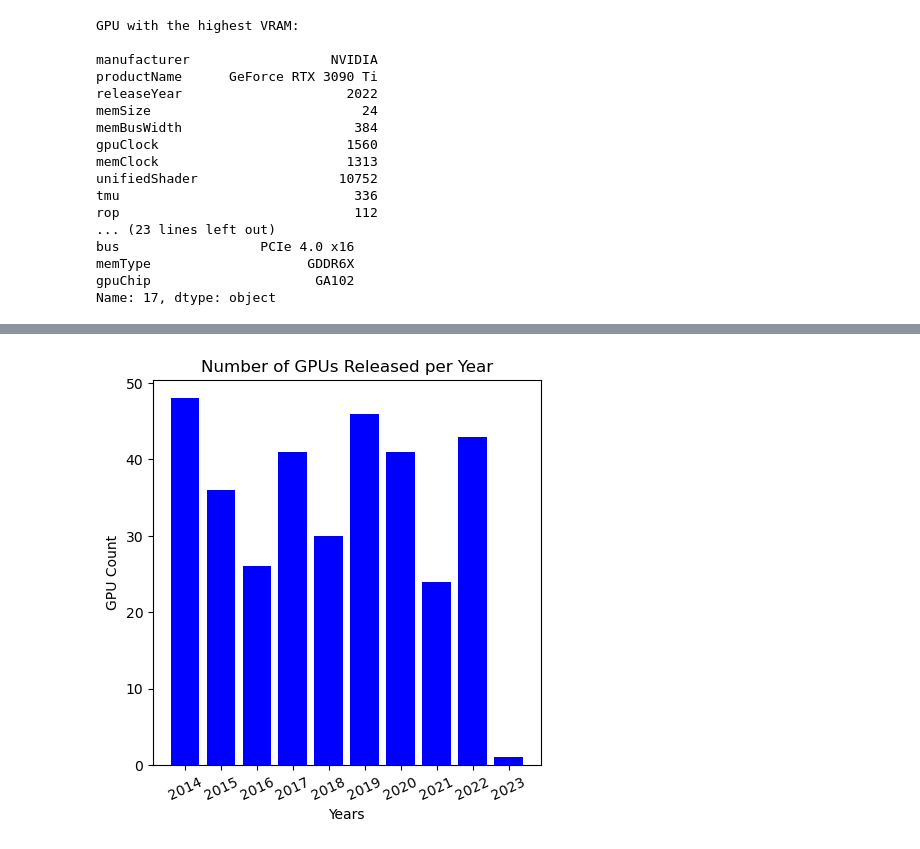
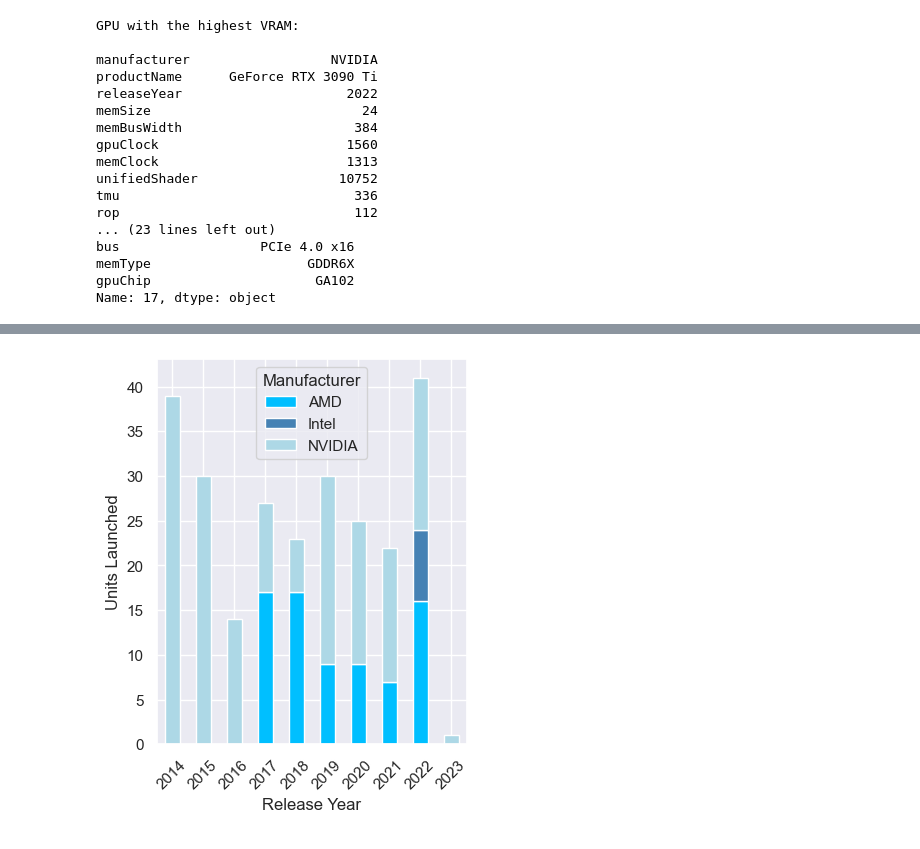
Before and after one commit to gustavopin/GPUInformation, a Jupyter notebook: analysis.ipynb, the cells around one changed output, grey strips where cells are left out. Drawn from its saved outputs; the diff is of its cells as text; code cells hidden in the pictures.

Commit message:
Added boxplots and a faceted bar graph. Update the readme with the discussion aabout the work and added a folder for the graphs images.

```diff
--- a/analysis.ipynb
+++ b/analysis.ipynb
@@ -83,21 +144,18 @@ Name: 191, dtype: object
-# %%
-# graphing the number of gpu's released per year
-
-# storing and counting the years from the database
-year_counts = df1.value_counts('Release Year')
-
-# separating the values
-years = year_counts.index
-counts = year_counts.values
-
-# graph
-plt.figure(figsize = (5,5))
-plt.bar(years, counts, color = 'blue', data = year_counts)
-plt.xlabel('Years')
-plt.xticks(years, years, rotation = 25)
-plt.ylabel('GPU Count')
-plt.title('Number of GPU''s Released per Year')
-plt.show()
-# %% [output]
-[figure, removed]
+# %%
+# Number of GPUs released per year
+facet = (pd.crosstab(df1['Release Year'],
+                    [df1['Manufacturer']],)
+         .iloc[:])
+
+#colors
+colors = ['deepskyblue', 'steelblue', 'lightblue']
+
+sns.set(rc={'figure.figsize':(4,5)})
+facet.plot(kind = 'bar', stacked = True, color = colors)
+plt.ylabel('Units Launched')
+plt.xticks(rotation = 45)
+plt.savefig('Graphs/GPUS_over_year.png', bbox_inches="tight")
+plt.show()
+# %% [output]
+[figure, added]
 # %%
```
Also changed, not shown: parts of 14 cells of this notebook, 10 other files.
